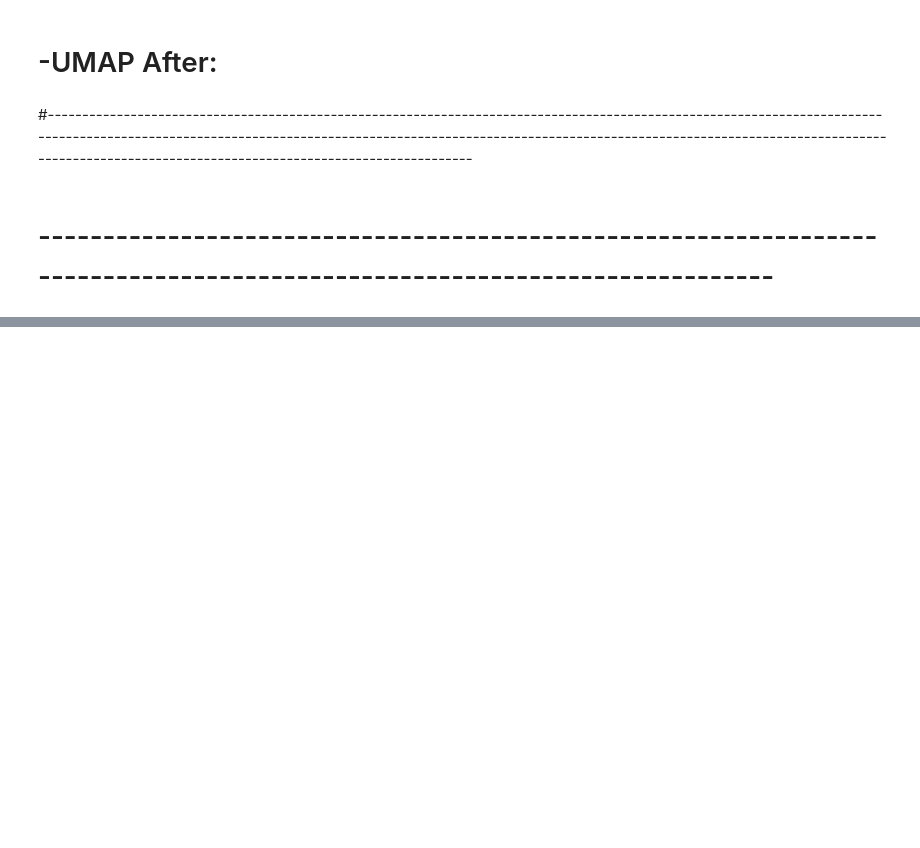
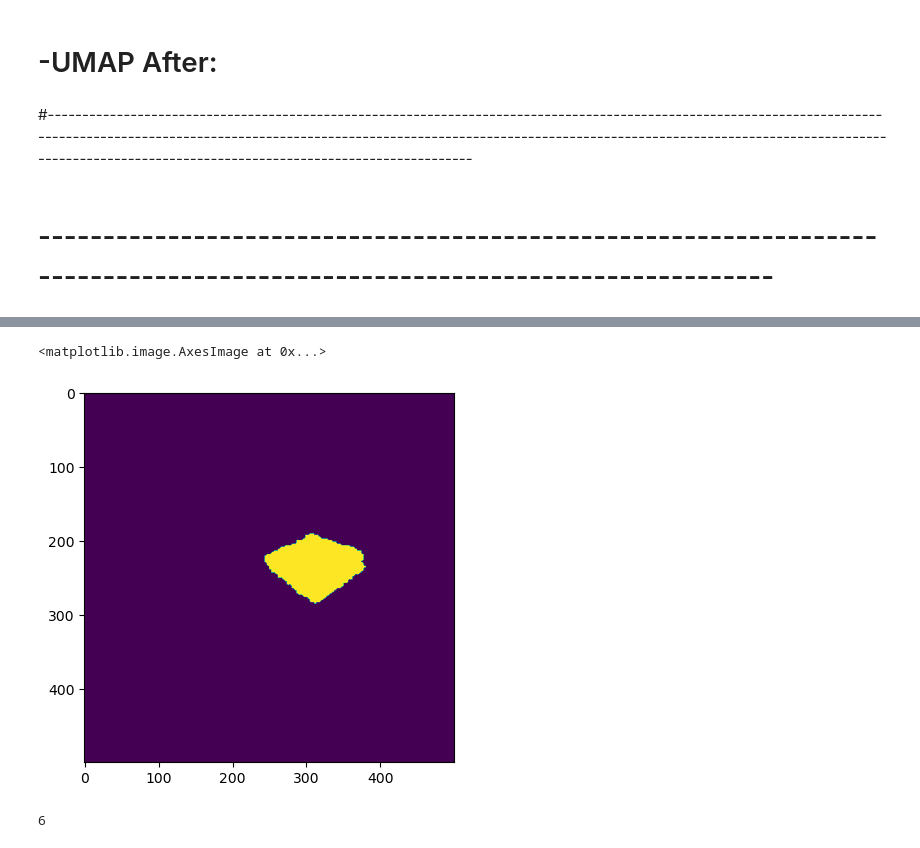
Before and after one commit to TomW000/DINOPsd, a Jupyter notebook: src/classification_pipeline.ipynb, the cells around one changed output, grey strips where cells are left out. Drawn from its saved outputs; the diff is of its cells as text; code cells hidden in the pictures; blank space fills up the shorter version.

```diff
--- a/src/classification_pipeline.ipynb
+++ b/src/classification_pipeline.ipynb
@@ -625,0 +636,29 @@ nn.Sigmoid()(t)
+# %%
+import torch
+
+gt = torch.from_numpy(imread('/home/tomwelch/Cambridge/Datasets/original/train/y/frarobo_conn_18924547_masks.tif'))
+
+import torchvision
+import torchvision.transforms as Trans
+
+
+gt = Trans.Resize(size=(500, 500), interpolation=torchvision.transforms.InterpolationMode.BICUBIC, antialias=True)(gt)
+
+plt.imshow(gt[6])
+# %% [output]
+<matplotlib.image.AxesImage at 0x...>
+[figure, added]
+# %%
+from skimage import measure, morphology
+
+l = []
+for i, slice in enumerate(gt):
+    labelled = measure.label(slice)
+    rp = measure.regionprops(labelled)
+    for region in rp:
+        l.append([i, region.area])
+
+best_idx = max(l, key=lambda x: x[1])[0]
+print(best_idx)
+# %% [output]
+6
```
Also changed, not shown: parts of 2 cells of this notebook, 1 other file.
